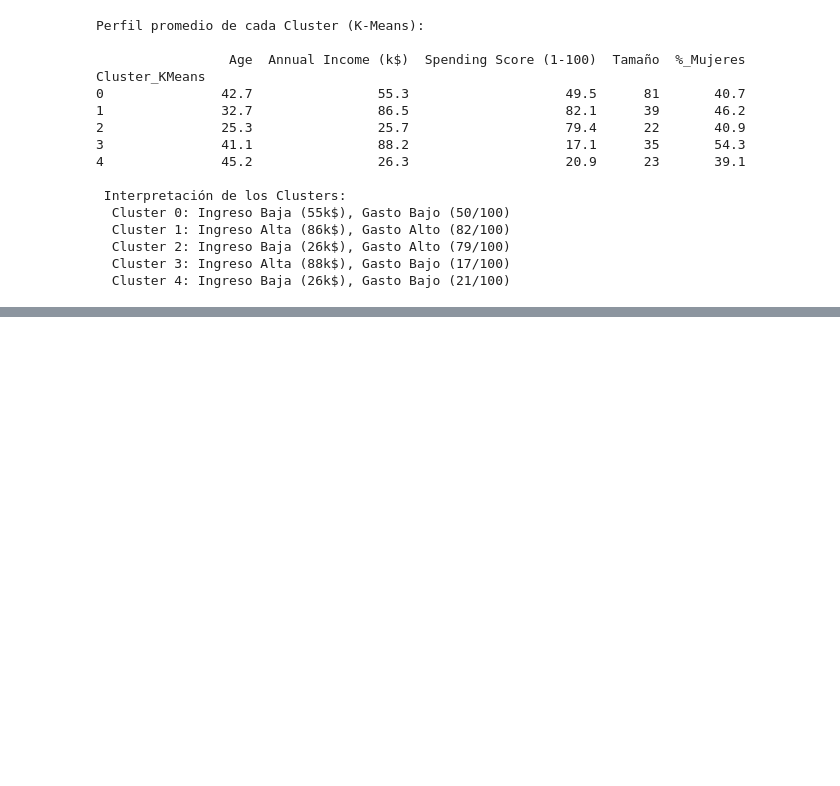
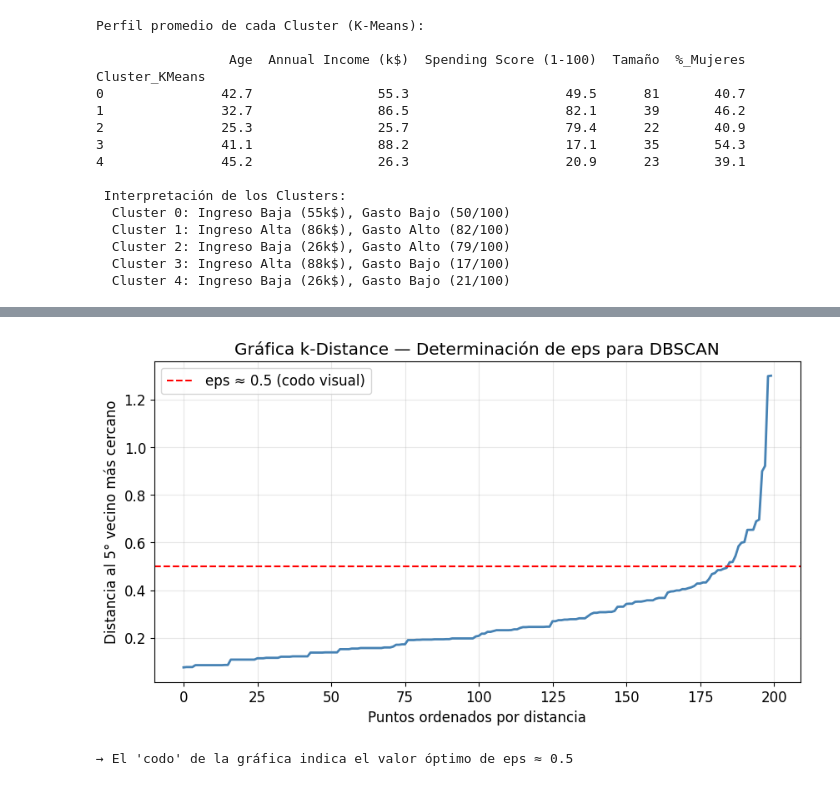
Before and after one commit to DaihanaMora/ML-Cancer-Market, a Jupyter notebook: Agrupamiento_Clientes.ipynb, the cells around one changed output, grey strips where cells are left out. Cells and saved outputs as stored; diff of their text form; code cells hidden in the pictures; blank space fills up the shorter version.

Commit message:
feat: DBSCAN k-distance y aplicación del modelo

```diff
--- a/Agrupamiento_Clientes.ipynb
+++ b/Agrupamiento_Clientes.ipynb
@@ -421,0 +438,23 @@ Cluster_KMeans
+# %%
+from sklearn.neighbors import NearestNeighbors
+
+# Gráfica k-distance para encontrar eps óptimo
+k = 5
+nbrs = NearestNeighbors(n_neighbors=k).fit(X_2d_scaled)
+distances, _ = nbrs.kneighbors(X_2d_scaled)
+distances = np.sort(distances[:, k-1])
+
+plt.figure(figsize=(10, 5))
+plt.plot(distances, linewidth=2, color='steelblue')
+plt.axhline(y=0.5, color='red', linestyle='--', label='eps ≈ 0.5 (codo visual)')
+plt.xlabel('Puntos ordenados por distancia')
+plt.ylabel(f'Distancia al {k}° vecino más cercano')
+plt.title('Gráfica k-Distance — Determinación de eps para DBSCAN')
+plt.legend()
+plt.grid(alpha=0.3)
+plt.savefig('dbscan_kdistance.png', dpi=150, bbox_inches='tight')
+plt.show()
+print("→ El 'codo' de la gráfica indica el valor óptimo de eps ≈ 0.5")
+# %% [output]
+[figure, added]
+→ El 'codo' de la gráfica indica el valor óptimo de eps ≈ 0.5
```
Also changed, not shown: parts of 2 cells of this notebook.
